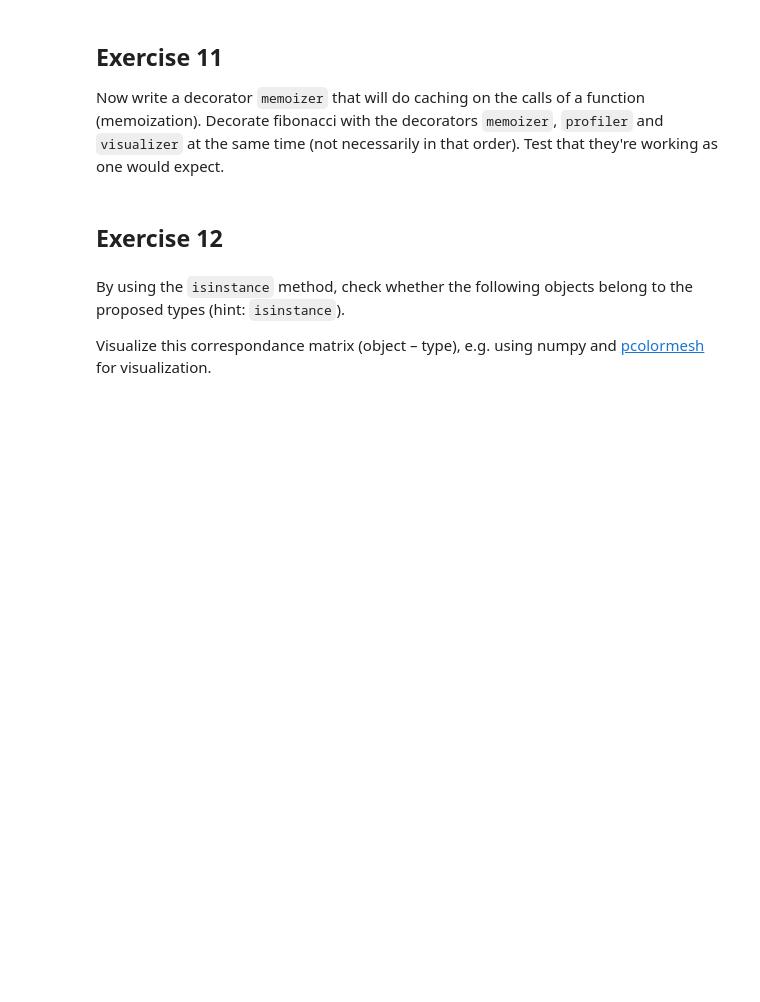
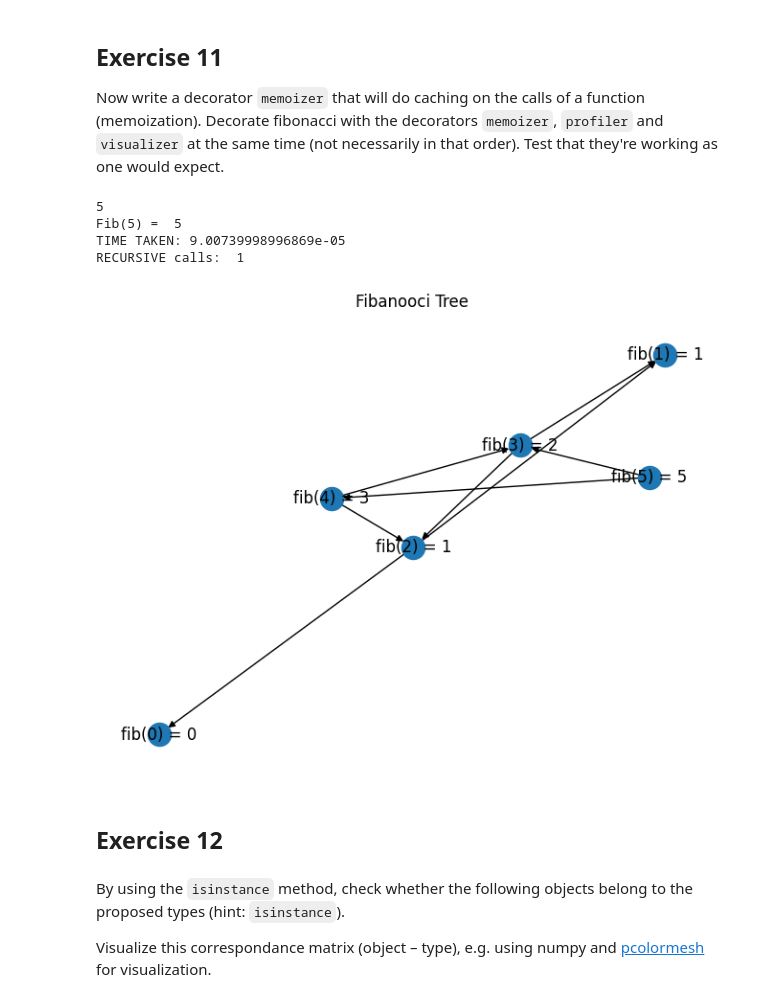
Before and after one commit to faranbutt/python-software-dev-msai, a Jupyter notebook: assignments/assignment_1.ipynb, the cells around one changed output. Drawn from its saved outputs; the diff is of its cells as text; code cells hidden in the pictures; blank space fills up the shorter version.

```diff
--- a/assignments/assignment_1.ipynb
+++ b/assignments/assignment_1.ipynb
@@ -154,3 +358,28 @@ def memoizer(func):
+# %%
+import networkx as nx
+import matplotlib.pyplot as plt
+@profiler
+@visulaize
+@memoizer
+def fibonacci(n):
+  if n == 0:
+    return 0
+  elif n == 1:
+    return 1
+  else:
+    return fibonacci(n-1) + fibonacci(n-2)
+# %%
+print(fibonacci(5))
+print("Fib(5) = ",fibonacci(5))
+print("TIME TAKEN:" , fibonacci.last_time_taken)
+print("RECURSIVE calls: ",fibonacci.calls)
+fibonacci.visalizer()
+# %% [output]
+5
+Fib(5) =  5
+TIME TAKEN: 9.00739998996869e-05
+RECURSIVE calls:  1
+[figure, added]
 # %% [markdown]
 ## Exercise 12
 # %% [markdown]
```
Also changed, not shown: parts of 24 cells of this notebook.
